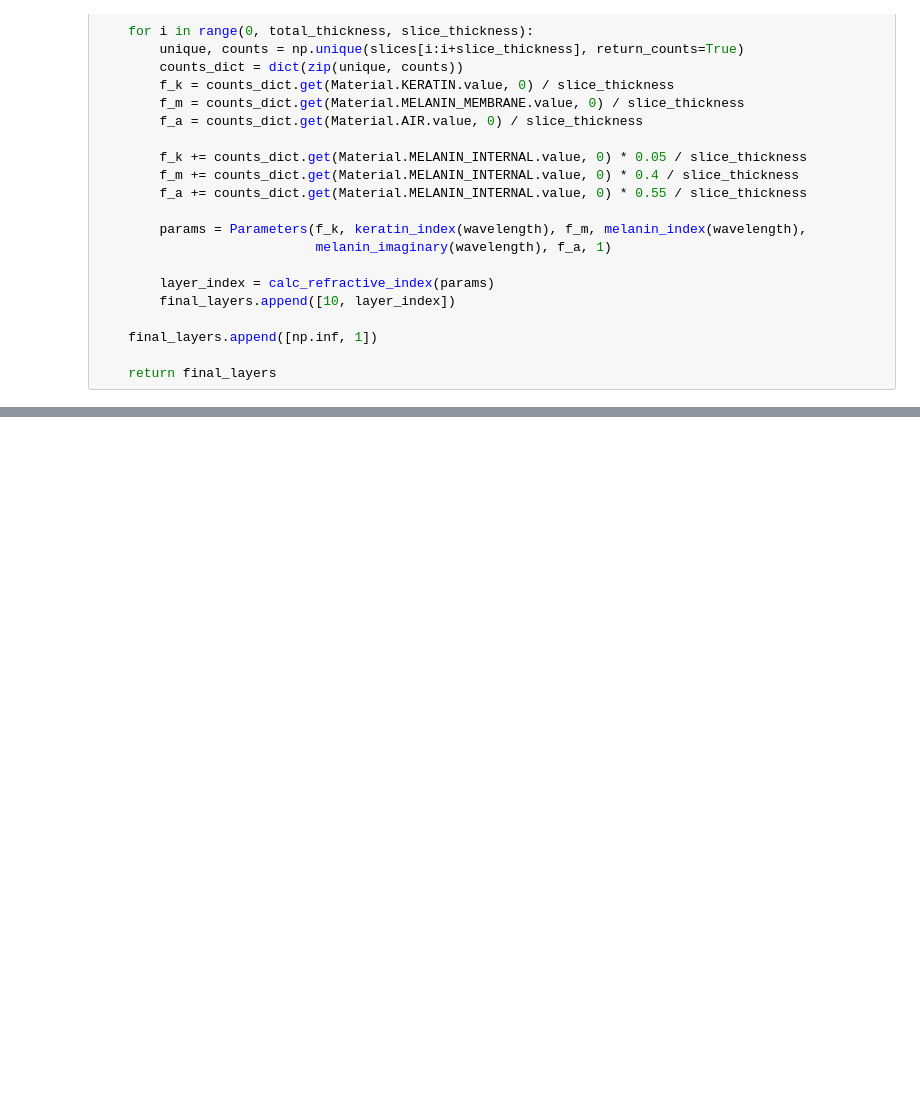
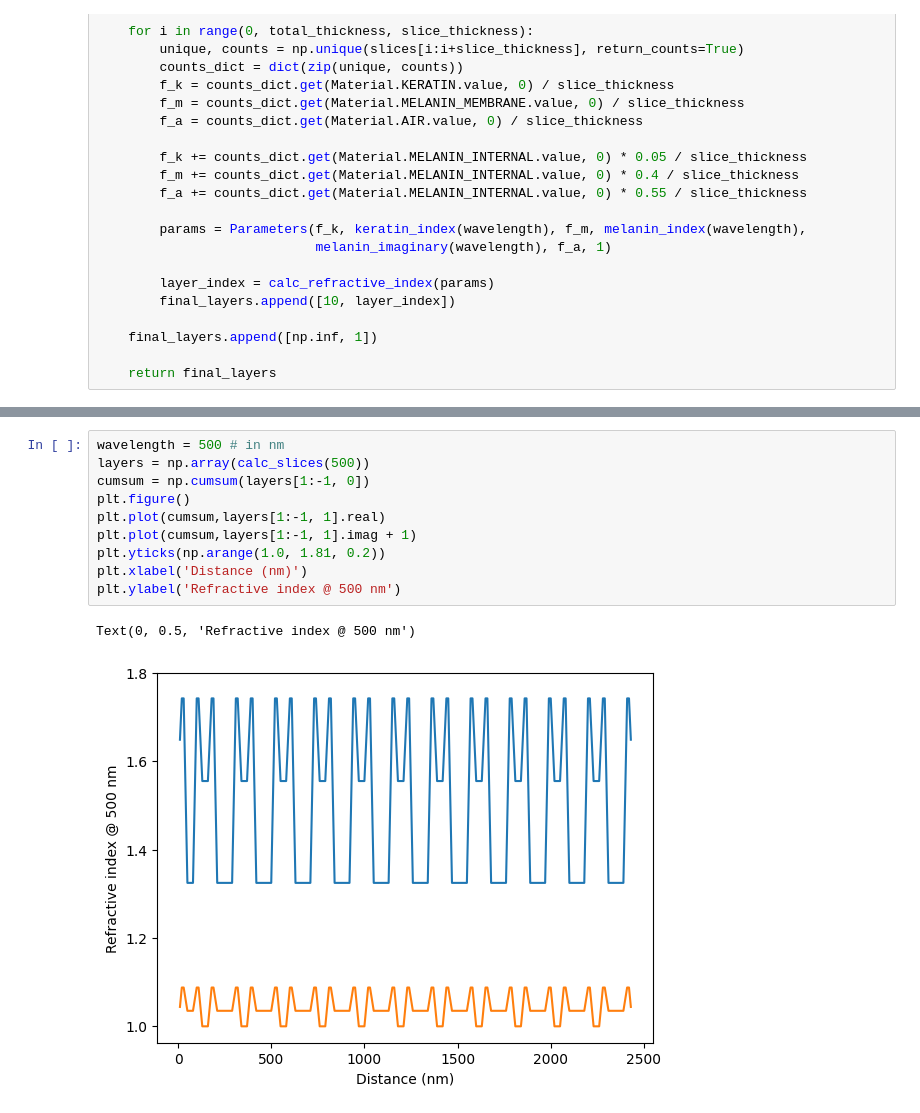
Before and after one commit to wet-dog/calypte_py, a Jupyter notebook: tmm_calc.ipynb, the cells around one changed output, grey strips where cells are left out. Drawn from its saved outputs; the diff is of its cells as text; blank space fills up the shorter version.

```diff
--- a/tmm_calc.ipynb
+++ b/tmm_calc.ipynb
@@ -205,0 +206,13 @@ Text(0.5, 1.0, 'Reflectance at normal incidence')
+# %%
+wavelength = 500 # in nm
+layers = np.array(calc_slices(500))
+cumsum = np.cumsum(layers[1:-1, 0])
+plt.figure()
+plt.plot(cumsum,layers[1:-1, 1].real)
+plt.plot(cumsum,layers[1:-1, 1].imag + 1)
+plt.yticks(np.arange(1.0, 1.81, 0.2))
+plt.xlabel('Distance (nm)')
+plt.ylabel('Refractive index @ 500 nm')
+# %% [output]
+Text(0, 0.5, 'Refractive index @ 500 nm')
+[figure, added]
```
Also changed, not shown: parts of 2 cells of this notebook.
